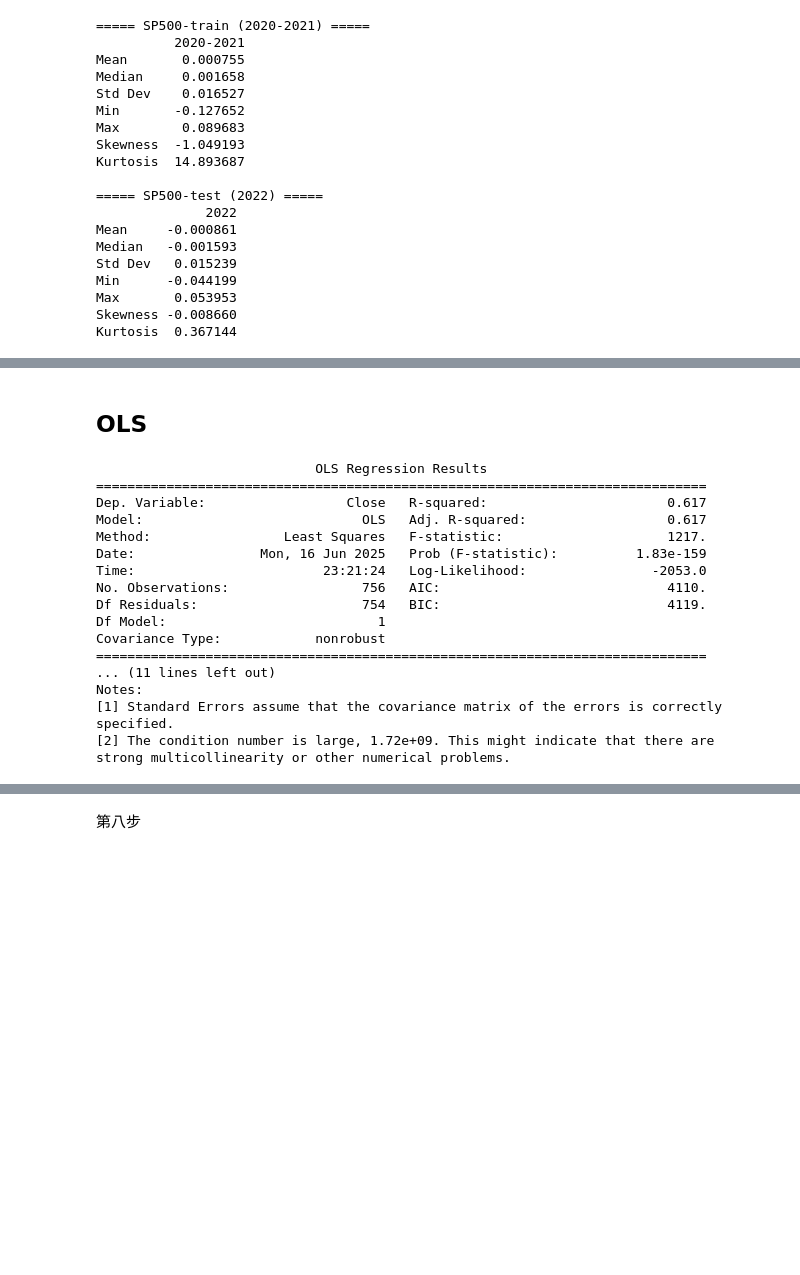
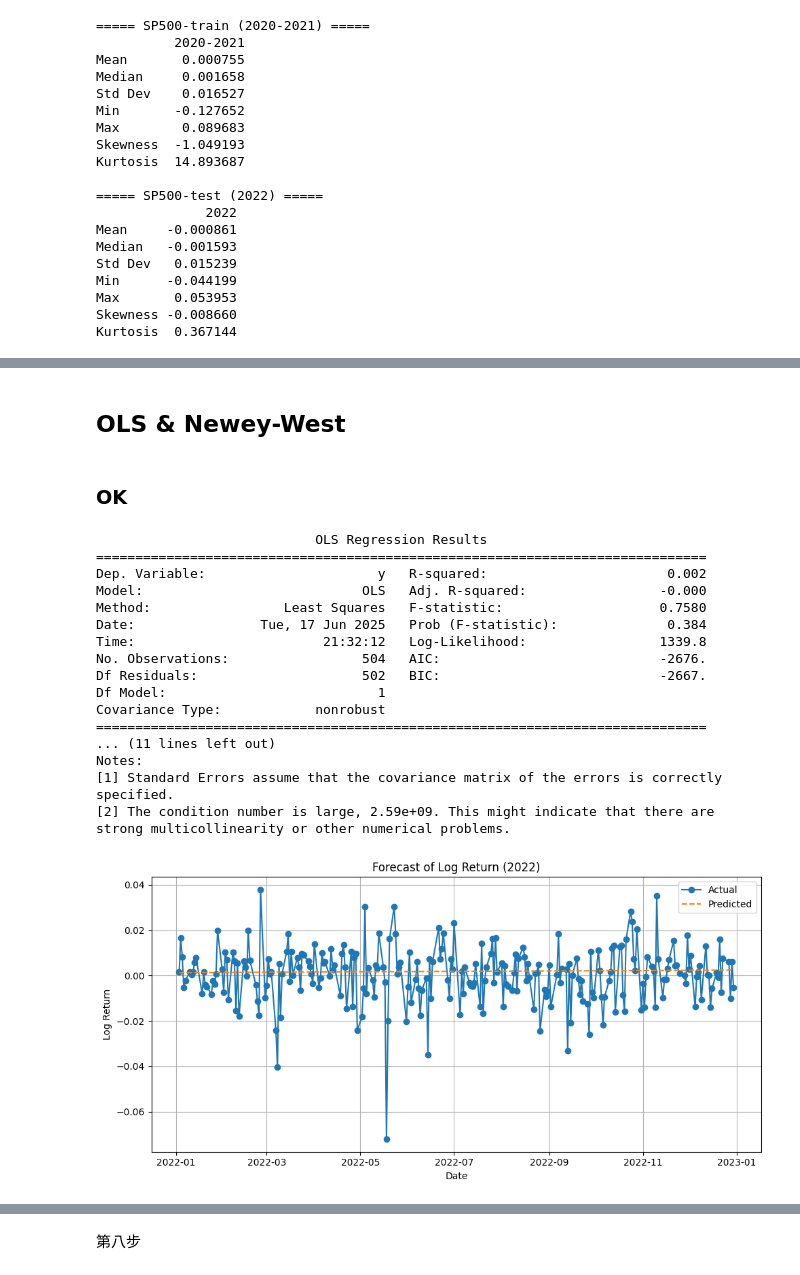
Before and after one commit to CYXNBNBNB/AD685-Quantitative-Methods-for-Finance, a Jupyter notebook: AD685 OLS Regression HAC.ipynb, the cells around one changed output, grey strips where cells are left out. Cells and saved outputs as stored; diff of their text form; code cells hidden in the pictures; blank space fills up the shorter version.

```diff
--- a/AD685 OLS Regression HAC.ipynb
+++ b/AD685 OLS Regression HAC.ipynb
@@ -268,31 +285,59 @@ Kurtosis  0.367144
 # %% [markdown]
-## OLS
+## OLS & Newey-West
+# %% [markdown]
+### OK
 # %%
 # X: intercept + time trend based on the DatetimeIndex
-t = OK.index.map(pd.Timestamp.toordinal).to_numpy()   # convert dates → integers
-X = sm.add_constant(t)                                # add intercept
+t_train = train_OK.index.map(pd.Timestamp.toordinal).to_numpy() # convert dates → integers
+X_train = sm.add_constant(t_train) # add intercept
+
+y_train = train_OK.values
 
 # OLS
-model = sm.OLS(OK['Close'], X).fit()
+model = sm.OLS(y_train, X_train).fit()
 print(model.summary())
 # %% [output]
                             OLS Regression Results
 ==============================================================================
-Dep. Variable:                  Close   R-squared:                       0.617
-Model:                            OLS   Adj. R-squared:                  0.617
-Method:                 Least Squares   F-statistic:                     1217.
-Date:                Mon, 16 Jun 2025   Prob (F-statistic):          1.83e-159
-Time:                        23:21:24   Log-Likelihood:                -2053.0
-No. Observations:                 756   AIC:                             4110.
-Df Residuals:                     754   BIC:                             4119.
+Dep. Variable:                      y   R-squared:                       0.002
+Model:                            OLS   Adj. R-squared:                 -0.000
+Method:                 Least Squares   F-statistic:                    0.7580
+Date:                Tue, 17 Jun 2025   Prob (F-statistic):              0.384
+Time:                        21:32:12   Log-Likelihood:                 1339.8
+No. Observations:                 504   AIC:                            -2676.
+Df Residuals:                     502   BIC:                            -2667.
 Df Model:                           1
 Covariance Type:            nonrobust
 ==============================================================================
 ... (11 lines left out)
 Notes:
 [1] Standard Errors assume that the covariance matrix of the errors is correctly specified.
-[2] The condition number is large, 1.72e+09. This might indicate that there are
+[2] The condition number is large, 2.59e+09. This might indicate that there are
 strong multicollinearity or other numerical problems.
+# %%
+# --- 第四步：测试集的解释变量 ---
+t_test = test_OK.index.map(pd.Timestamp.toordinal).to_numpy()
+X_test = sm.add_constant(t_test)
+
+# --- 第五步：模型预测 ---
+y_pred = model.predict(X_test)
+
+# --- 第六步：测试集的实际值 ---
+y_test = test_OK.values
+
+# --- 第七步：可视化 ---
+plt.figure(figsize=(10, 5))
+plt.plot(test_OK.index, y_test, label="Actual", marker='o')
+plt.plot(test_OK.index, y_pred, label="Predicted", linestyle='--')
+plt.title("Forecast of Log Return (2022)")
+plt.xlabel("Date")
+plt.ylabel("Log Return")
+plt.legend()
+plt.grid(True)
+plt.tight_layout()
+plt.show()
+# %% [output]
+[figure, added]
 # %%
 hac_cov = sw.cov_hac(model, 1)
 # %%
```
Also changed, not shown: parts of 3 cells of this notebook.
